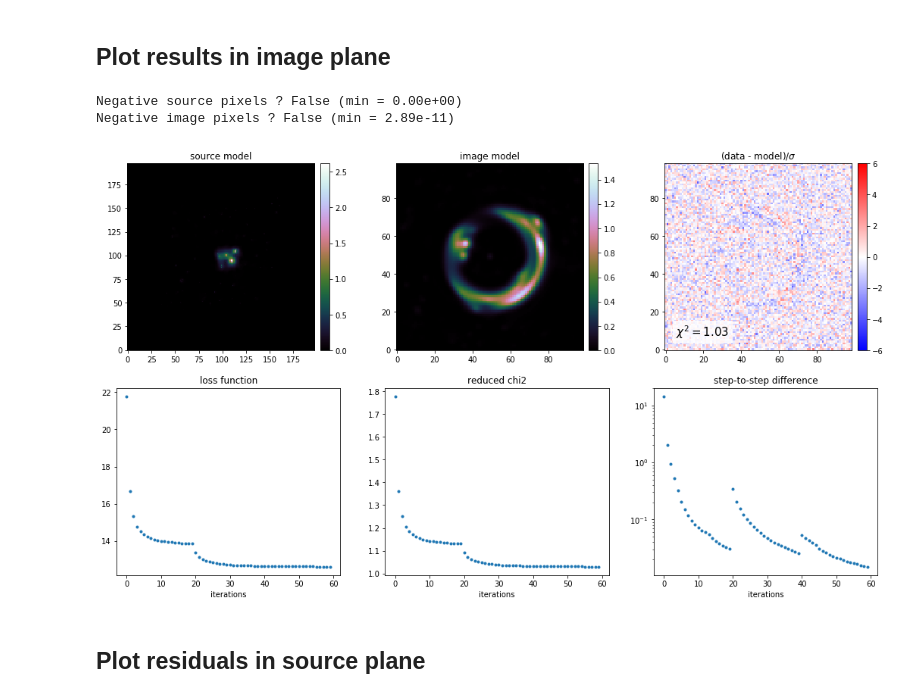
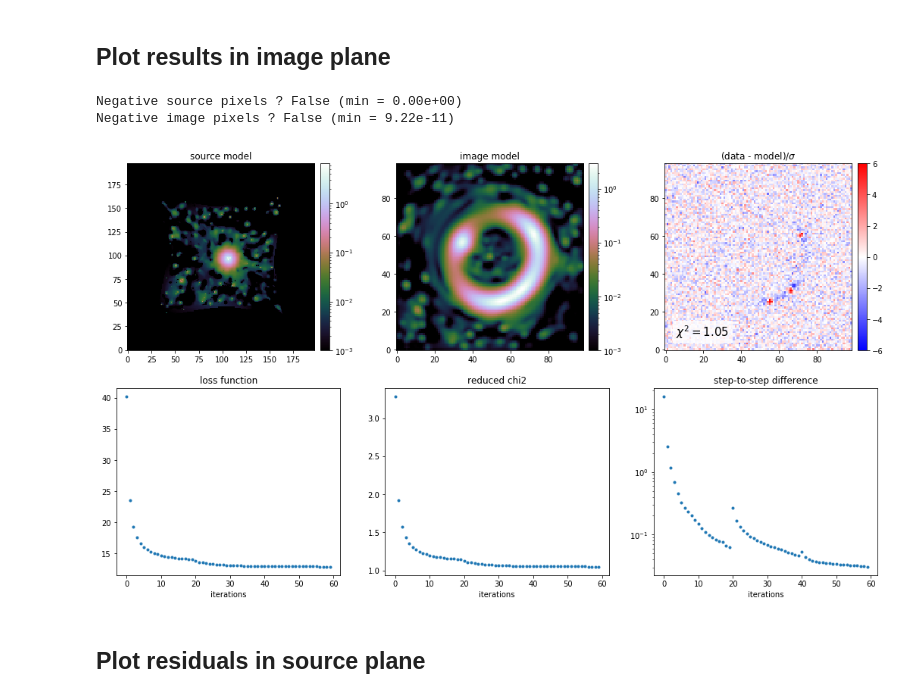
Before and after one commit to aymgal/SLITronomy, a Jupyter notebook: thirdparty/notebooks/03_complex_source_reconstruction.ipynb, the cells around one changed output. Drawn from its saved outputs; the diff is of its cells as text; code cells hidden in the pictures.

```diff
--- a/thirdparty/notebooks/03_complex_source_reconstruction.ipynb
+++ b/thirdparty/notebooks/03_complex_source_reconstruction.ipynb
@@ -34,6 +34,8 @@ subgrid_res_source = 2
 use_threshold_mask = False
 perfect_seeing = False
 
+complex_source_type = 'peaky_profile'
+
 np.random.seed(18)
 # %% [output]
                  .|'''|       /.\      '||'''|,
@@ -318,12 +340,12 @@ Runtime : 1.017 s
 # %%
 sparseSolver = imageSparseFit.sparseSolver
 #lensingOperator = imageSparseFit.lensingOperator
 
-fig = sparseSolver.plotter.plot_results(model_log_scale=False, res_vmin=-6, res_vmax=6)
+fig = sparseSolver.plotter.plot_results(model_log_scale=True, res_vmin=-6, res_vmax=6)
 # %% [output]
 Negative source pixels ? False (min = 0.00e+00)
-Negative image pixels ? False (min = 2.89e-11)
+Negative image pixels ? False (min = 9.22e-11)
-[figure, old version]
+[figure, new version]
 # %% [markdown]
 ## Plot residuals in source plane
 # %%
```
Also changed, not shown: parts of 5 cells of this notebook, 4 other files.
